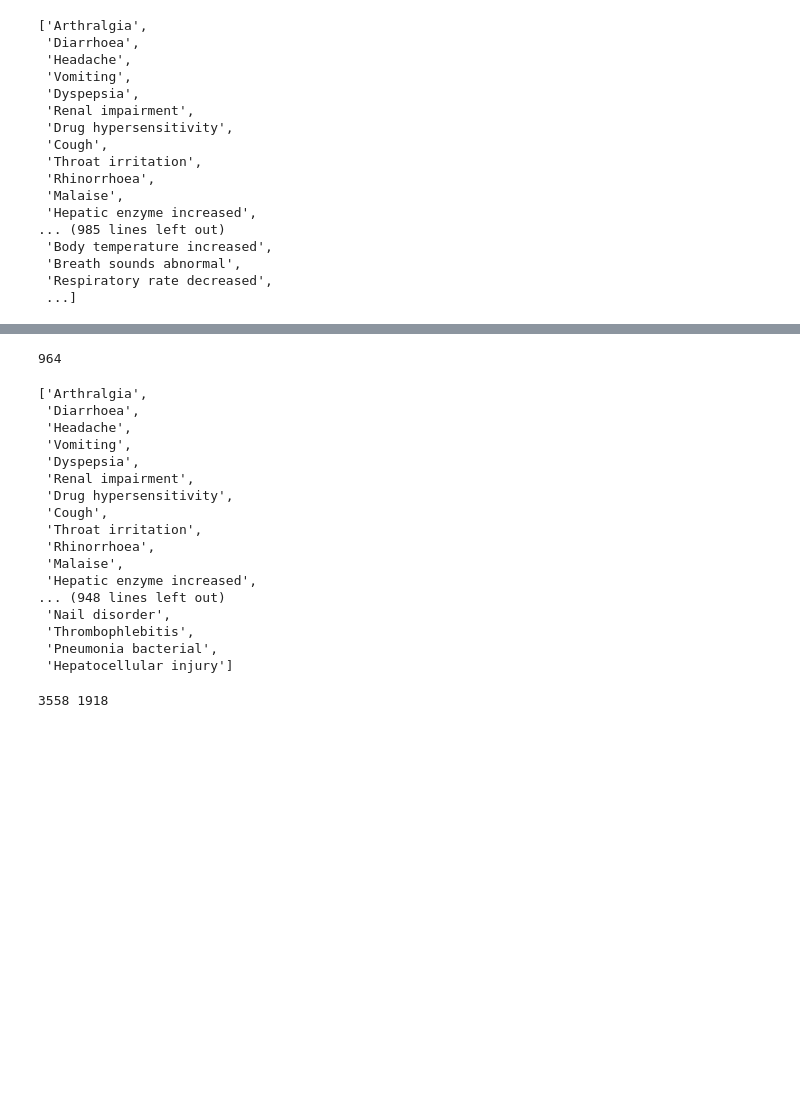
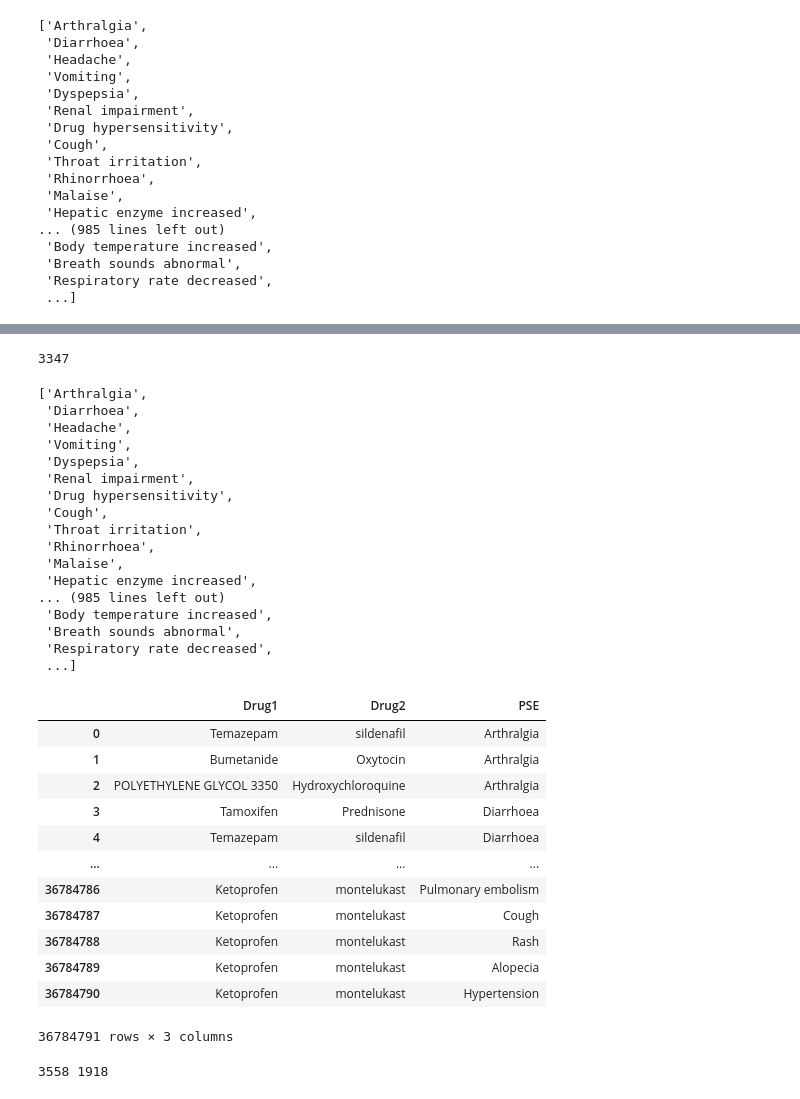
Before and after one commit to amanzadi/MS_Thesis, a Jupyter notebook: GNN_comb_data.ipynb, the cells around one changed output, grey strips where cells are left out. Cells and saved outputs as stored; diff of their text form; code cells hidden in the pictures; blank space fills up the shorter version.

```diff
--- a/GNN_comb_data.ipynb
+++ b/GNN_comb_data.ipynb
@@ -89,13 +89,12 @@ SE_final
  'Respiratory rate decreased',
  ...]
 # %%
-tmp = ts['PSE'].tolist()
+tmp = ts.groupby(by='PSE')
 df = []
 for SE in tqdm(SE_final):
-    if SE in tmp:
-        row =  {'PSE': SE, 'Count': tmp.count(SE)}
-        df.append(row)
-    else: pass
+    PSE_df = tmp.get_group(SE)
+    row =  {'PSE': SE, 'Count': len(PSE_df)}
+    df.append(row)
 
 SE_count = pd.DataFrame.from_dict(df)
 SE_count
@@ -117,10 +115,11 @@ Wall time: 37min 35s
 # %%
 # PSEs that will be used to build the GNN
-SEs_final = SE_count.loc[SE_count['Count'] > SE_count['Count'].mean()] # x0.5 for 1830
+#SEs_final = SE_count.loc[SE_count['Count'] > SE_count['Count'].mean()] # x0.5 for 1830
+SEs_final = SE_count.loc[SE_count['Count'] > 100] # for 1830
 SEs_final = SEs_final['PSE'].tolist()
 len(SEs_final)
 # %% [output]
-964
+3347
 # %%
 SEs_final
 # %% [output]
@@ -136,11 +135,29 @@ SEs_final
  'Rhinorrhoea',
  'Malaise',
  'Hepatic enzyme increased',
-... (948 lines left out)
- 'Nail disorder',
- 'Thrombophlebitis',
- 'Pneumonia bacterial',
- 'Hepatocellular injury']
+... (985 lines left out)
+ 'Body temperature increased',
+ 'Breath sounds abnormal',
+ 'Respiratory rate decreased',
+ ...]
+# %%
+#cleaned TS with selected PSEs
+ts_final = ts.loc[ts['PSE'].isin(SEs_final)].reset_index(drop=True)
+ts_final
+# %% [output]
+|  | Drug1 | Drug2 | PSE |
+| 0 | Temazepam | sildenafil | Arthralgia |
+| 1 | Bumetanide | Oxytocin | Arthralgia |
+| 2 | POLYETHYLENE GLYCOL 3350 | Hydroxychloroquine | Arthralgia |
+| 3 | Tamoxifen | Prednisone | Diarrhoea |
+| 4 | Temazepam | sildenafil | Diarrhoea |
+| ... | ... | ... | ... |
+| 36784786 | Ketoprofen | montelukast | Pulmonary embolism |
+| 36784787 | Ketoprofen | montelukast | Cough |
+| 36784788 | Ketoprofen | montelukast | Rash |
+| 36784789 | Ketoprofen | montelukast | Alopecia |
+| 36784790 | Ketoprofen | montelukast | Hypertension |
+36784791 rows × 3 columns
 # %%
 # list of every drug in TWOSIDES
 tmp = ts['Drug1'].unique().tolist() + ts['Drug2'].unique().tolist()
```
Also changed, not shown: parts of 16 cells of this notebook, 2 other files.
